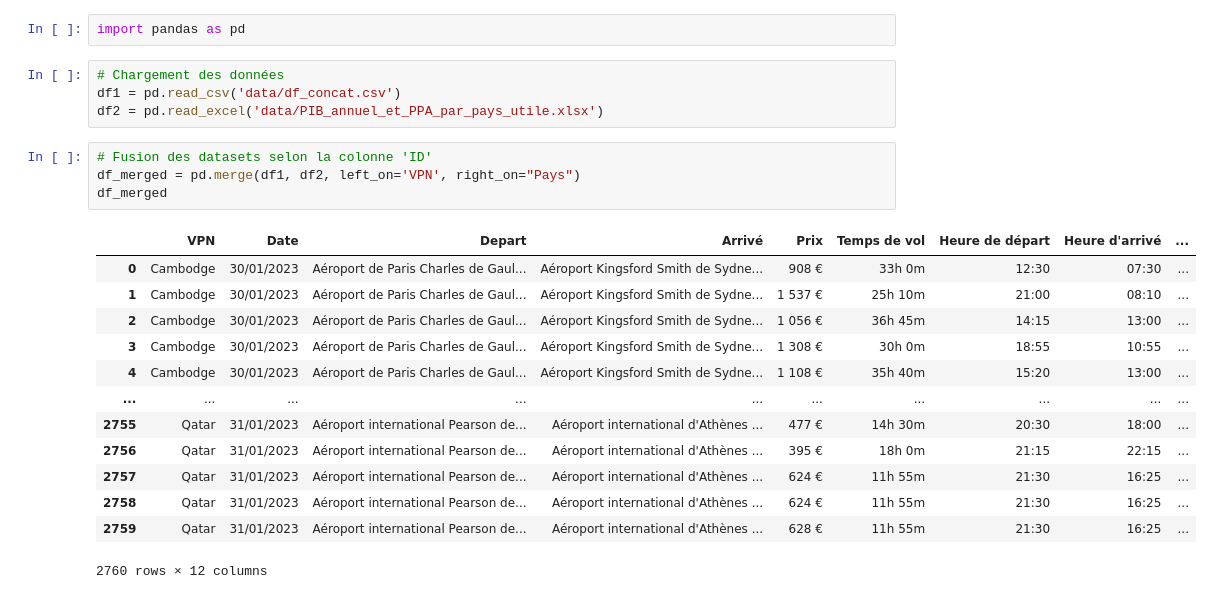
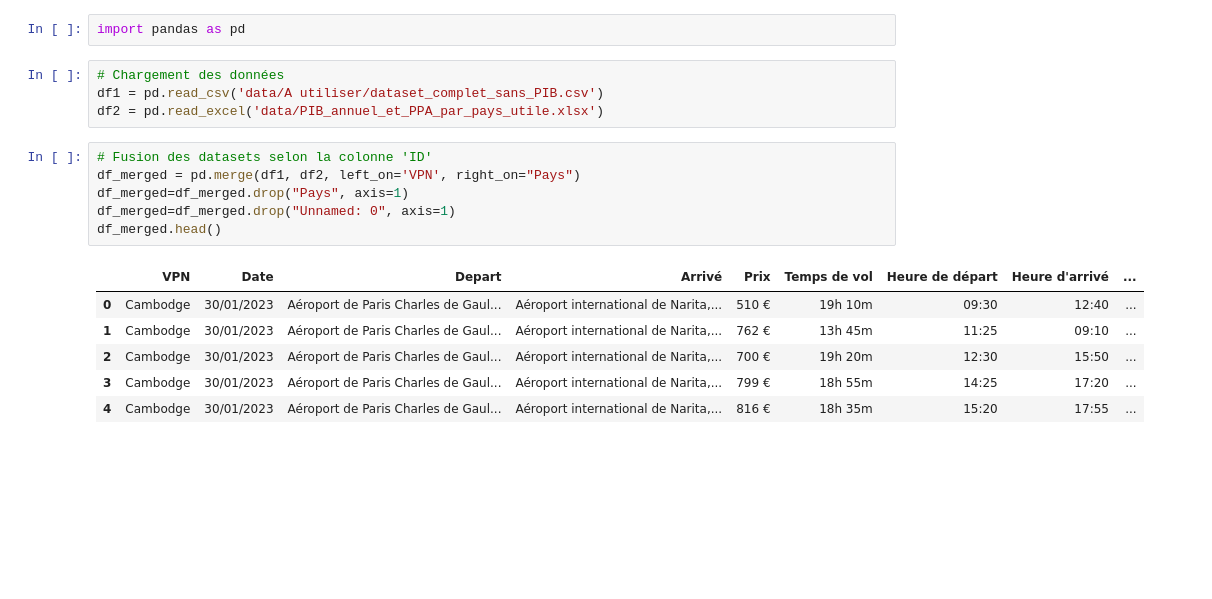
Before and after one commit to bebeyoul/Plane_ticket_price, a Jupyter notebook: merge_datasets.ipynb, the cells around one changed output. Cells and saved outputs as stored; diff of their text form; blank space fills up the shorter version.

```diff
--- a/merge_datasets.ipynb
+++ b/merge_datasets.ipynb
@@ -4,23 +4,18 @@
 import pandas as pd
 # %%
 # Chargement des données
-df1 = pd.read_csv('data/df_concat.csv')
+df1 = pd.read_csv('data/A utiliser/dataset_complet_sans_PIB.csv')
 df2 = pd.read_excel('data/PIB_annuel_et_PPA_par_pays_utile.xlsx')
 # %%
 # Fusion des datasets selon la colonne 'ID'
 df_merged = pd.merge(df1, df2, left_on='VPN', right_on="Pays")
-df_merged
+df_merged=df_merged.drop("Pays", axis=1)
+df_merged=df_merged.drop("Unnamed: 0", axis=1)
+df_merged.head()
 # %% [output]
 |  | VPN | Date | Depart | Arrivé | Prix | Temps de vol | Heure de départ | Heure d'arrivé | ... |
-| 0 | Cambodge | 30/01/2023 | Aéroport de Paris Charles de Gaul... | Aéroport Kingsford Smith de Sydne... | 908 € | 33h 0m | 12:30 | 07:30 | ... |
-| 1 | Cambodge | 30/01/2023 | Aéroport de Paris Charles de Gaul... | Aéroport Kingsford Smith de Sydne... | 1 537 € | 25h 10m | 21:00 | 08:10 | ... |
-| 2 | Cambodge | 30/01/2023 | Aéroport de Paris Charles de Gaul... | Aéroport Kingsford Smith de Sydne... | 1 056 € | 36h 45m | 14:15 | 13:00 | ... |
-| 3 | Cambodge | 30/01/2023 | Aéroport de Paris Charles de Gaul... | Aéroport Kingsford Smith de Sydne... | 1 308 € | 30h 0m | 18:55 | 10:55 | ... |
-| 4 | Cambodge | 30/01/2023 | Aéroport de Paris Charles de Gaul... | Aéroport Kingsford Smith de Sydne... | 1 108 € | 35h 40m | 15:20 | 13:00 | ... |
-| ... | ... | ... | ... | ... | ... | ... | ... | ... | ... |
-| 2755 | Qatar | 31/01/2023 | Aéroport international Pearson de... | Aéroport international d'Athènes ... | 477 € | 14h 30m | 20:30 | 18:00 | ... |
-| 2756 | Qatar | 31/01/2023 | Aéroport international Pearson de... | Aéroport international d'Athènes ... | 395 € | 18h 0m | 21:15 | 22:15 | ... |
-| 2757 | Qatar | 31/01/2023 | Aéroport international Pearson de... | Aéroport international d'Athènes ... | 624 € | 11h 55m | 21:30 | 16:25 | ... |
-| 2758 | Qatar | 31/01/2023 | Aéroport international Pearson de... | Aéroport international d'Athènes ... | 624 € | 11h 55m | 21:30 | 16:25 | ... |
-| 2759 | Qatar | 31/01/2023 | Aéroport international Pearson de... | Aéroport international d'Athènes ... | 628 € | 11h 55m | 21:30 | 16:25 | ... |
+| 0 | Cambodge | 30/01/2023 | Aéroport de Paris Charles de Gaul... | Aéroport international de Narita,... | 510 € | 19h 10m | 09:30 | 12:40 | ... |
+| 1 | Cambodge | 30/01/2023 | Aéroport de Paris Charles de Gaul... | Aéroport international de Narita,... | 762 € | 13h 45m | 11:25 | 09:10 | ... |
+| 2 | Cambodge | 30/01/2023 | Aéroport de Paris Charles de Gaul... | Aéroport international de Narita,... | 700 € | 19h 20m | 12:30 | 15:50 | ... |
+| 3 | Cambodge | 30/01/2023 | Aéroport de Paris Charles de Gaul... | Aéroport international de Narita,... | 799 € | 18h 55m | 14:25 | 17:20 | ... |
+| 4 | Cambodge | 30/01/2023 | Aéroport de Paris Charles de Gaul... | Aéroport international de Narita,... | 816 € | 18h 35m | 15:20 | 17:55 | ... |
-2760 rows × 12 columns
```
Also changed, not shown: parts of 3 cells of this notebook, 6 other files.
